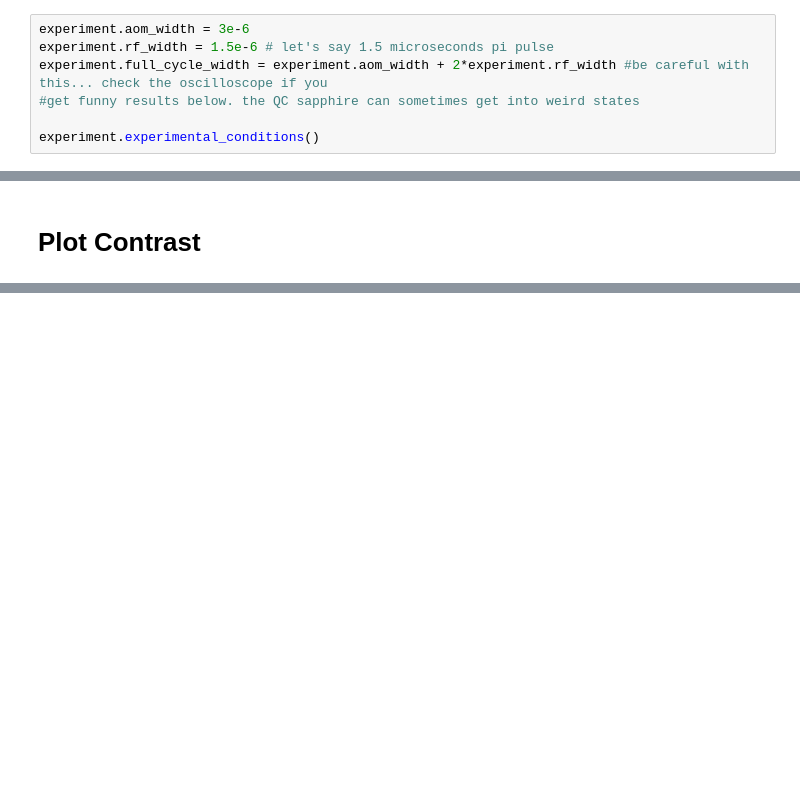
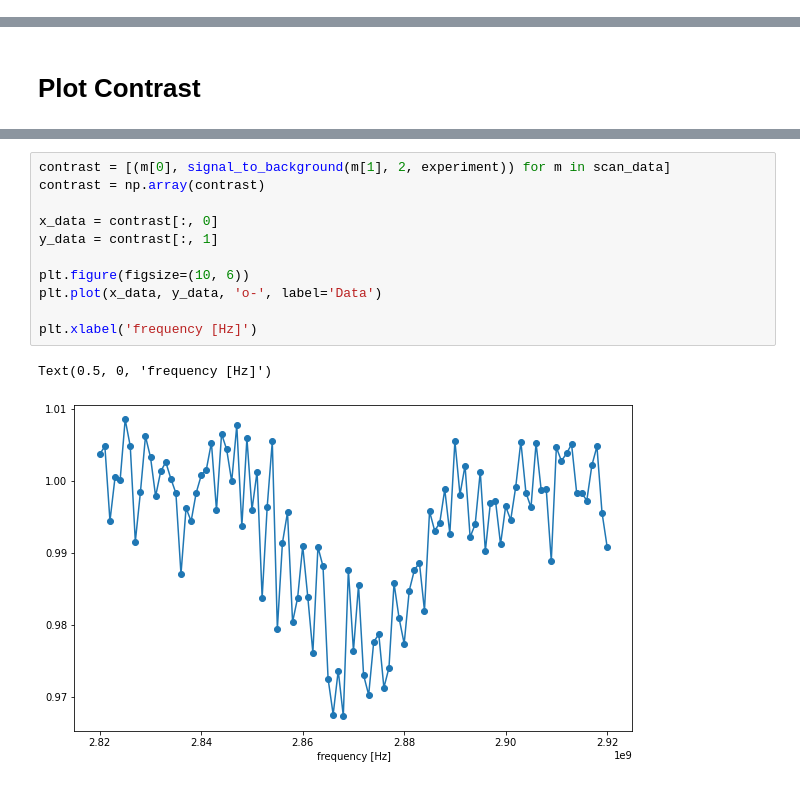
Before and after one commit to qt3uw/qt3-utils, a Jupyter notebook: examples/default_podmr.ipynb, the cells around one changed output, grey strips where cells are left out. Cells and saved outputs as stored; diff of their text form; blank space fills up the shorter version.

```diff
--- a/examples/default_podmr.ipynb
+++ b/examples/default_podmr.ipynb
@@ -218,7 +169,0 @@ def build_contrast(single_scan, clock_period, aom_width_time, rf_width_time, pos
-# %%
-experiment.aom_width = 3e-6
-experiment.rf_width = 1.5e-6 # let's say 1.5 microseconds pi pulse
-experiment.full_cycle_width = experiment.aom_width + 2*experiment.rf_width #be careful with this... check the oscilloscope if you
-#get funny results below. the QC sapphire can sometimes get into weird states
-
-experiment.experimental_conditions()
@@ -338,0 +201,14 @@ array([2.868e+09, 2.873e+09])
+# %%
+contrast = [(m[0], signal_to_background(m[1], 2, experiment)) for m in scan_data]
+contrast = np.array(contrast)
+
+x_data = contrast[:, 0]
+y_data = contrast[:, 1]
+
+plt.figure(figsize=(10, 6))
+plt.plot(x_data, y_data, 'o-', label='Data')
+
+plt.xlabel('frequency [Hz]')
+# %% [output]
+Text(0.5, 0, 'frequency [Hz]')
+[figure, added]
```
Also changed, not shown: parts of 44 cells of this notebook, 1 other file.
